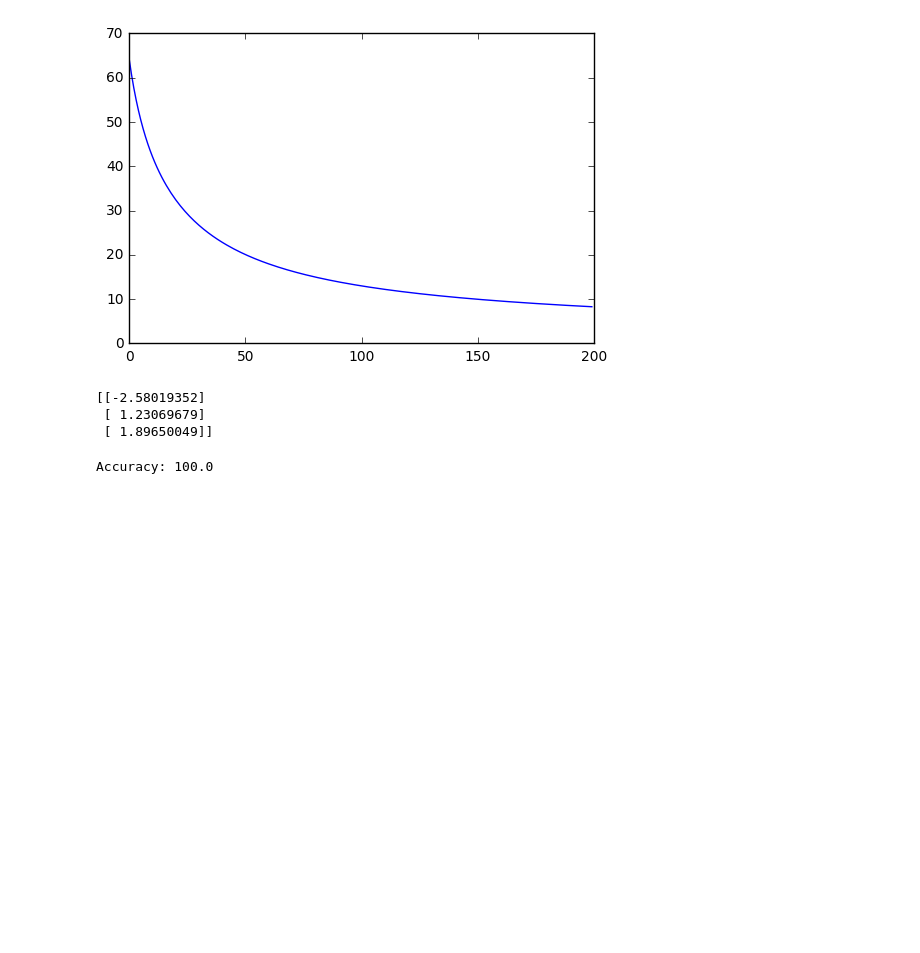
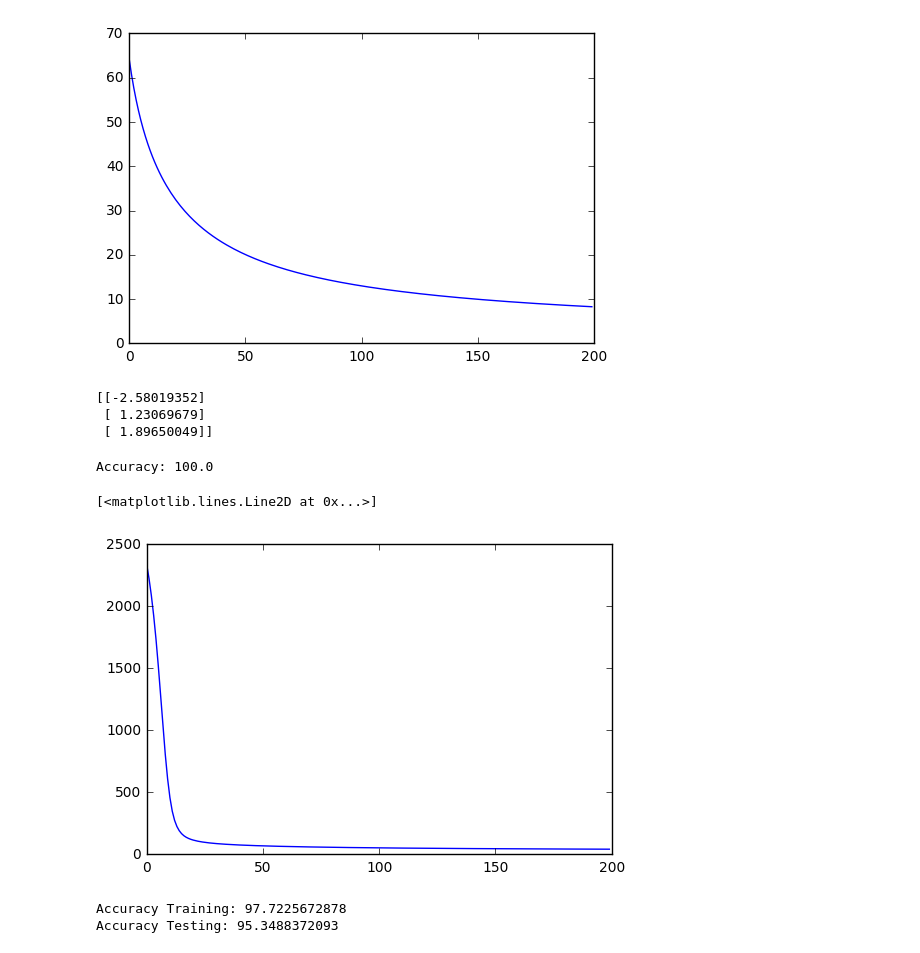
Before and after one commit to coding-blocks-archives/Perceptron2017Spring, a Jupyter notebook: class_08/LR1.ipynb, the cells around one changed output. Cells and saved outputs as stored; diff of their text form; code cells hidden in the pictures; blank space fills up the shorter version.

Commit message:
Logistic regression

```diff
--- a/class_08/LR1.ipynb
+++ b/class_08/LR1.ipynb
@@ -279,0 +283,38 @@ Accuracy: 100.0
+# %%
+ds = load_breast_cancer()
+X = ds.data
+y = ds.target
+
+X = (X - X.mean(axis=0))/X.std(axis=0)
+# %%
+split = int(0.85*X.shape[0])
+X_tr = X[:split]
+X_te = X[split:]
+y_tr = y[:split]
+y_te = y[split:]
+# %%
+lr = LogisticRegression(X_train=X_tr, y_train=y_tr, alpha=0.1, nb_epochs=200)
+lr.train(record_loss=True)
+# %%
+plt.plot(lr.loss_history)
+# %% [output]
+[<matplotlib.lines.Line2D at 0x...>]
+[figure, added]
+# %%
+counts_train = 0
+for ix in range(X_tr.shape[0]):
+    pred = lr.predict(X_tr[ix])
+    if pred == y_tr[ix]:
+        counts_train += 1
+
+counts_test = 0
+for ix in range(y_te.shape[0]):
+    pred = lr.predict(X_te[ix])
+    if pred == y_te[ix]:
+        counts_test += 1
+
+print "Accuracy Training:", float(counts_train*100)/y_tr.shape[0]
+print "Accuracy Testing:", float(counts_test*100)/y_te.shape[0]
+# %% [output]
+Accuracy Training: 97.7225672878
+Accuracy Testing: 95.3488372093
```
Also changed, not shown: parts of 1 cell of this notebook.
